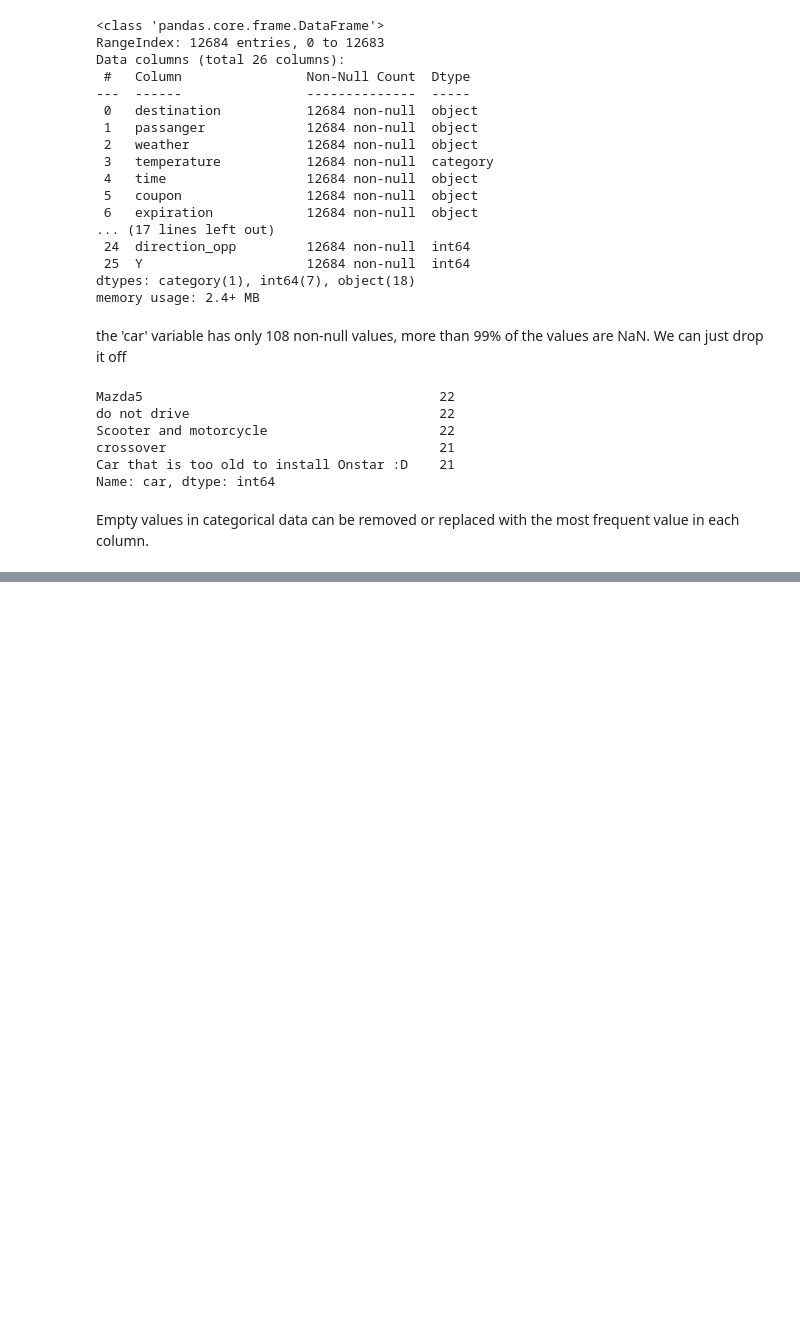
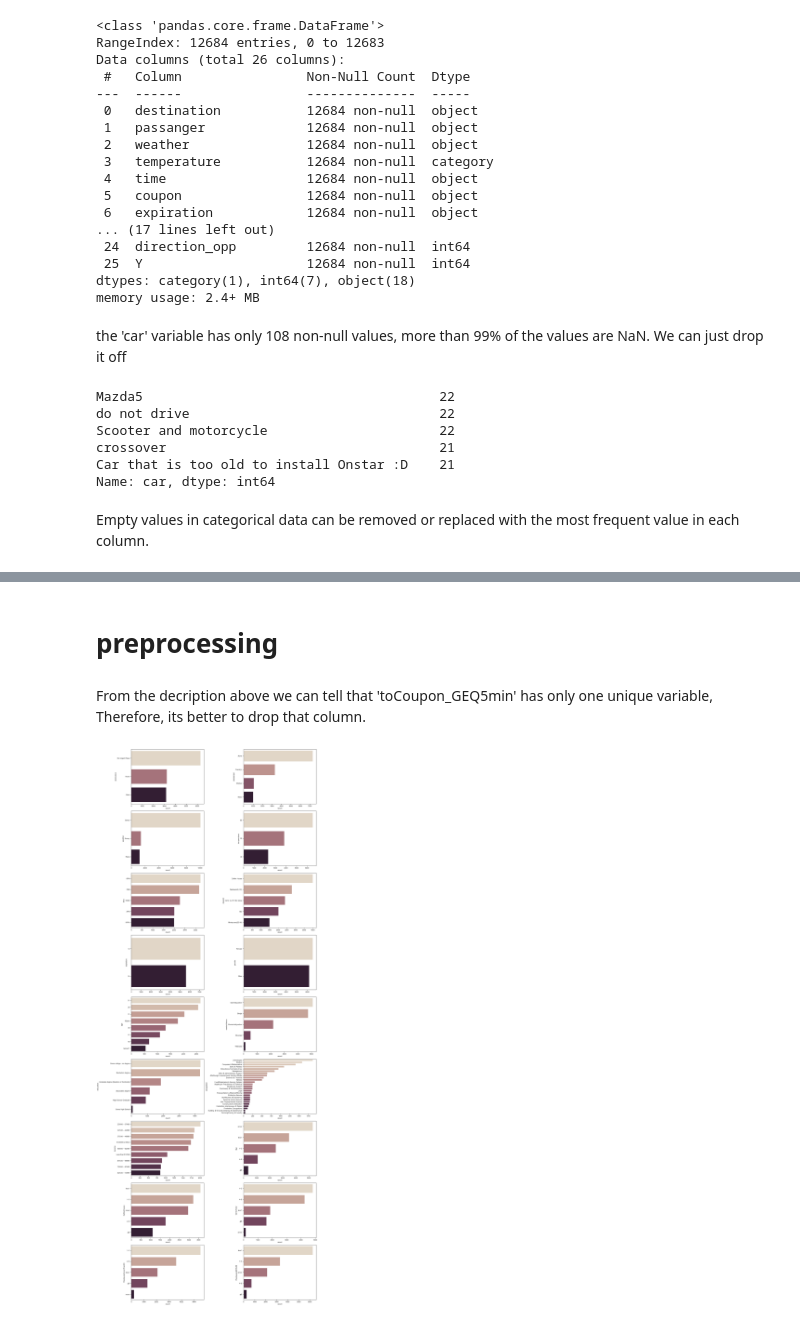
Before and after one commit to MaryamKarrabi-eng/DataMining, a Jupyter notebook: data-models-in-vehicle-coupon-recommendation_new.ipynb, the cells around one changed output, grey strips where cells are left out. Cells and saved outputs as stored; diff of their text form; code cells hidden in the pictures; blank space fills up the shorter version.

```diff
--- a/data-models-in-vehicle-coupon-recommendation_new.ipynb
+++ b/data-models-in-vehicle-coupon-recommendation_new.ipynb
@@ -164,0 +175,9 @@ for x in df.columns[df.isna().any()]:
+# %%
+#change Object datatypes to Categorical datatypes)
+
+df_obj = df.select_dtypes(include=['object']).copy()
+
+for col in df_obj.columns:
+    df[col]=df[col].astype('category')
+
+df.dtypes
@@ -164,0 +230,18 @@ for x in df.columns[df.isna().any()]:
+# %% [markdown]
+# preprocessing
+# %% [markdown]
+From the decription above we can tell that 'toCoupon_GEQ5min' has only one unique variable,  Therefore, its better to drop that column.
+# %%
+df.drop(columns=['toCoupon_GEQ5min'], inplace=True)
+# %%
+fig, axes = plt.subplots(9, 2, figsize=(20,50))
+axes = axes.flatten()
+
+for ax, col in zip(axes, df.select_dtypes('category').columns):
+    sns.countplot(y=col, data=df, ax=ax,
+                  palette="ch:.25", order=df[col].value_counts().index);
+
+plt.tight_layout()
+plt.show()
+# %% [output]
+[figure, added]
```
Also changed, not shown: parts of 14 cells of this notebook, 1 other file.
